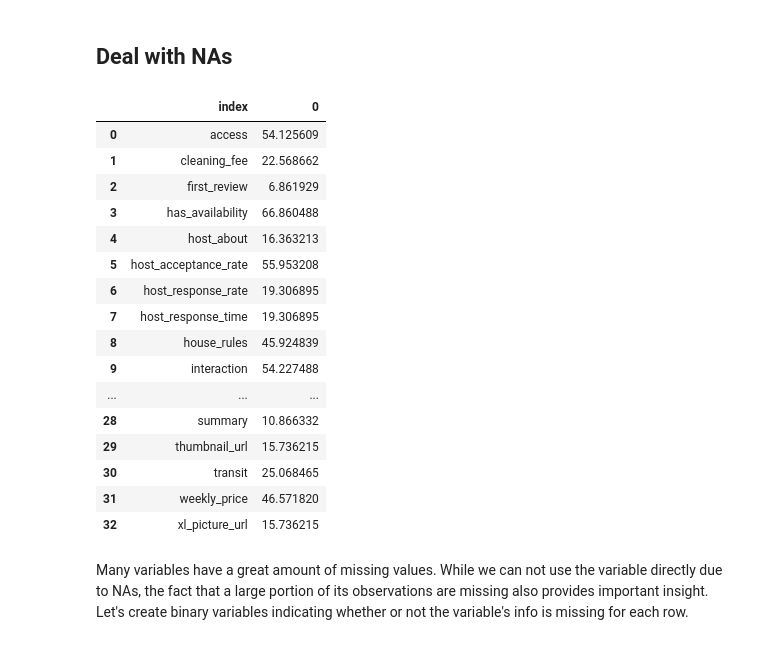
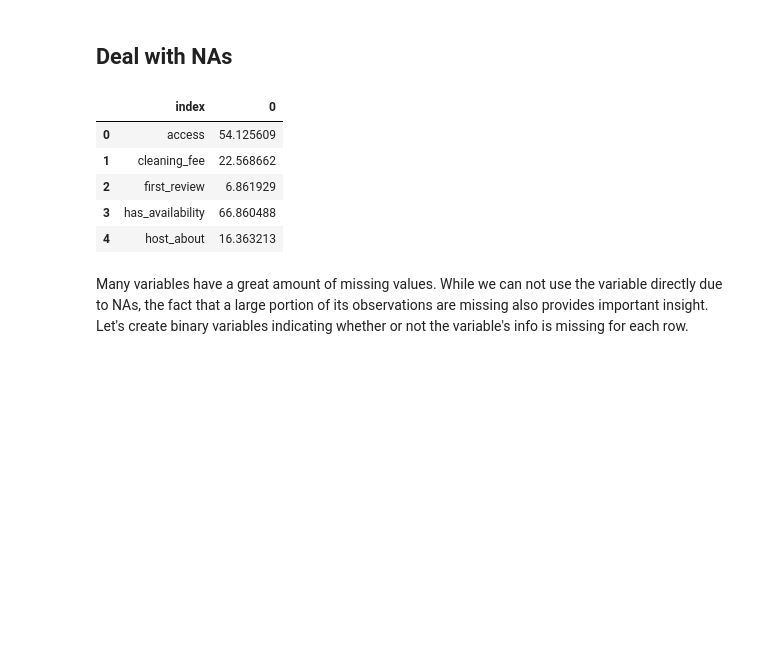
Before and after one commit to fffdong/SpringBoard-Capstone-Project, a Jupyter notebook: Final Report.ipynb, the cells around one changed output. Saved outputs shown, nothing was run; the diff lists cells and outputs as text; code cells hidden in the pictures; blank space fills up the shorter version.

```diff
--- a/Final Report.ipynb
+++ b/Final Report.ipynb
@@ -145,25 +171,14 @@ allData = pd.read_csv('allData_processed.txt', sep=" ", dtype = dtype_dict, enco
 # %%
 allData_nan = (allData.isnull().sum() / allData.shape[0]) * 100
 drop = allData_nan[allData_nan > 5].to_frame().reset_index()
-drop
+drop.head()
 # %% [output]
 |  | index | 0 |
 | 0 | access | 54.125609 |
 | 1 | cleaning_fee | 22.568662 |
 | 2 | first_review | 6.861929 |
 | 3 | has_availability | 66.860488 |
 | 4 | host_about | 16.363213 |
-| 5 | host_acceptance_rate | 55.953208 |
-| 6 | host_response_rate | 19.306895 |
-| 7 | host_response_time | 19.306895 |
-| 8 | house_rules | 45.924839 |
-| 9 | interaction | 54.227488 |
-| ... | ... | ... |
-| 28 | summary | 10.866332 |
-| 29 | thumbnail_url | 15.736215 |
-| 30 | transit | 25.068465 |
-| 31 | weekly_price | 46.571820 |
-| 32 | xl_picture_url | 15.736215 |
 # %% [markdown]
 Many variables have a great amount of missing values. While we can not use the variable directly due to NAs, the fact that a large portion of its observations are missing also provides important insight. Let's create binary variables indicating whether or not the variable's info is missing for each row.
 # %% [markdown]
```
Also changed, not shown: parts of 71 cells of this notebook.
